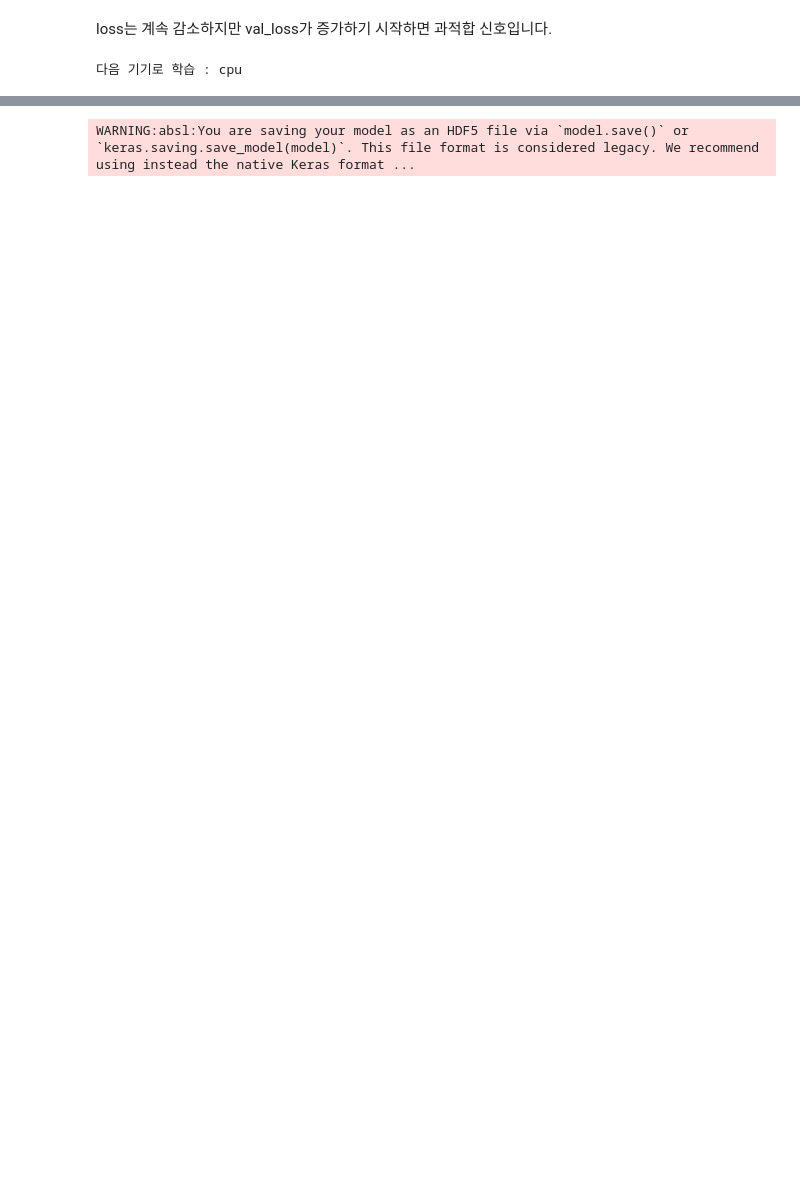
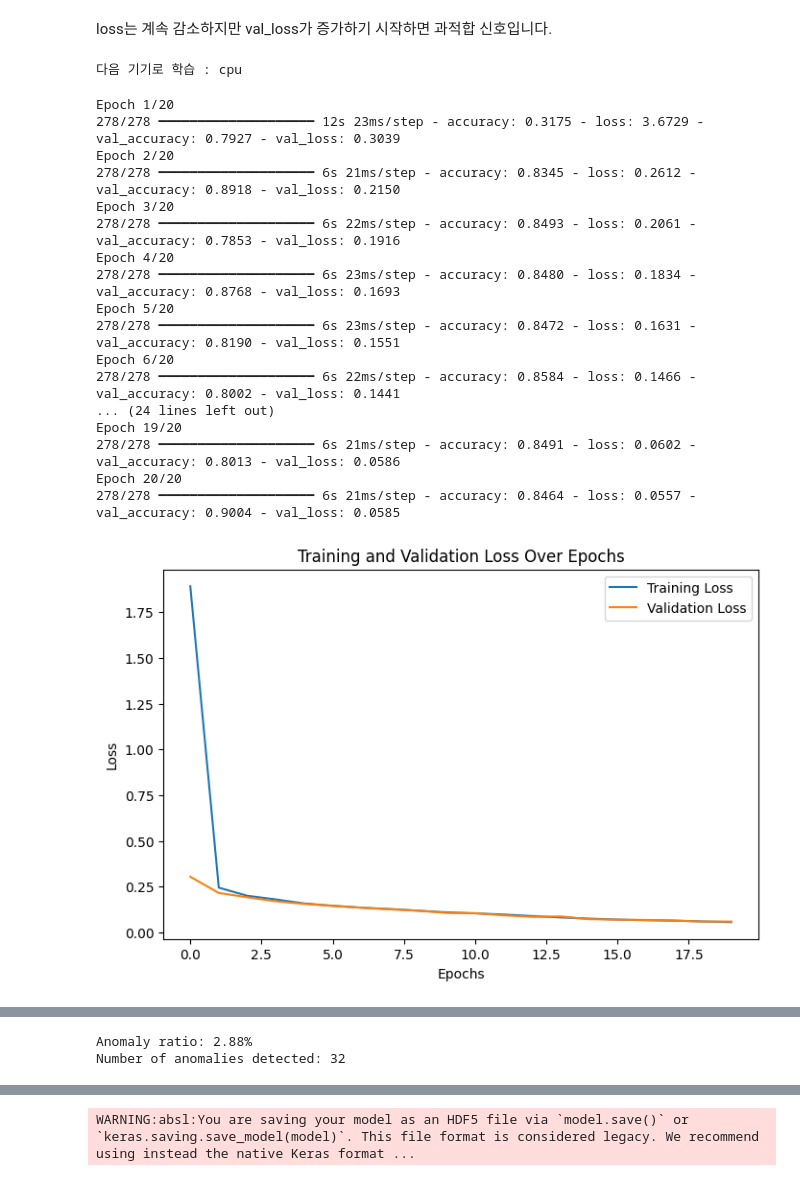
Before and after one commit to lenoau/AI_Project, a Jupyter notebook: Deep_Learning/AutoEncoder.ipynb, the cells around one changed output, grey strips where cells are left out. Drawn from its saved outputs; the diff is of its cells as text; code cells hidden in the pictures; blank space fills up the shorter version.

```diff
--- a/Deep_Learning/AutoEncoder.ipynb
+++ b/Deep_Learning/AutoEncoder.ipynb
@@ -55,10 +85,15 @@ def create_sequences(df, seq_length):
         for i in range(len(group_data) - seq_length + 1):
             sequences.append(group_data[i:i + seq_length])
     return np.array(sequences)
-# %%
-# 5. 데이터 정규화
-def normalize_data(sequences):
-    scaler = StandardScaler()
-    for feature_idx in range(sequences.shape[2]):
-        sequences[:, :, feature_idx] = scaler.fit_transform(sequences[:, :, feature_idx])
-    return sequences
+# %%
+# 데이터 로드
+df = load_data(file_path)
+
+# 시간 데이터 처리
+df = process_time_data(df)
+
+# 카테고리형 데이터 인코딩
+df = encode_categorical_data(df)
+
+# 변환된 데이터 확인
+display(df.head(15))
@@ -65,3 +118,27 @@ def normalize_data(sequences):
+# %%
+# 5. 데이터 정규화
+def normalize_data(sequences):
+    # MinMaxScaler를 사용할 열들 (시간 차이 관련 변수)
+    minmax_scaler = MinMaxScaler()
+    minmax_indices = [0, 1, 2, 3]  # time_diff, time_diff_minutes, time_diff_hours, time_diff_days
+
+    # StandardScaler를 사용할 열들 (주기적 시간 변수)
+    standard_scaler = StandardScaler()
+    standard_indices = [4, 5, 6, 7, 8, 9]  # hour_sin, hour_cos, month_sin, month_cos, day_sin, day_cos
+
+    # MinMaxScaler 적용
+    sequences[:, :, minmax_indices] = minmax_scaler.fit_transform(
+        sequences[:, :, minmax_indices].reshape(-1, len(minmax_indices))
+    ).reshape(sequences.shape[0], sequences.shape[1], len(minmax_indices))
+
+    # StandardScaler 적용
+    sequences[:, :, standard_indices] = standard_scaler.fit_transform(
+        sequences[:, :, standard_indices].reshape(-1, len(standard_indices))
+    ).reshape(sequences.shape[0], sequences.shape[1], len(standard_indices))
+
+    # hub_type_encoded, event_type_encoded 등 범주형 변수는 정규화 제외
+
+    return sequences
 # %%
 # 6. 데이터 분할
 def split_data(sequences, train_ratio=0.8, val_ratio=0.1, test_ratio=0.1):
@@ -171,31 +247,50 @@ print(f'다음 기기로 학습 : {device}')
 seq_length = 10
 X_train, X_val, X_test = preprocess_pipeline(file_path, seq_length)
 
 # Autoencoder 생성 및 학습
 feature_dim = X_train.shape[2]
 autoencoder = build_autoencoder(seq_length, feature_dim)
 autoencoder.compile(optimizer='adam', loss='mse', metrics=['accuracy'])
 history = autoencoder.fit(X_train, X_train, validation_data=(X_val, X_val), epochs=20, batch_size=32, shuffle=True)
 
 # 학습 과정 시각화 추가
 def plot_training_history(history):
     plt.figure(figsize=(8, 5))
     plt.plot(history.history['loss'], label='Training Loss')
     plt.plot(history.history['val_loss'], label='Validation Loss')
     plt.title("Training and Validation Loss Over Epochs")
     plt.xlabel("Epochs")
     plt.ylabel("Loss")
     plt.legend()
     plt.show()
 
 plot_training_history(history)
 
 # 테스트 데이터 평가 및 결과 분석
 reconstructed = autoencoder.predict(X_test)
 visualize_reconstruction(X_test, reconstructed)
 reconstruction_errors = plot_reconstruction_error(X_test, reconstructed)
 
 # 이상치 탐지
-threshold = np.mean(reconstruction_errors) + 2 * np.std(reconstruction_errors)
+threshold = np.mean(reconstruction_errors) + 3 * np.std(reconstruction_errors)
 anomalies = detect_anomalies(reconstruction_errors, threshold)
 visualize_anomalies(X_test, reconstructed, anomalies)
+# %% [output]
+Epoch 1/20
+278/278 ━━━━━━━━━━━━━━━━━━━━ 12s 23ms/step - accuracy: 0.3175 - loss: 3.6729 - val_accuracy: 0.7927 - val_loss: 0.3039
+Epoch 2/20
+278/278 ━━━━━━━━━━━━━━━━━━━━ 6s 21ms/step - accuracy: 0.8345 - loss: 0.2612 - val_accuracy: 0.8918 - val_loss: 0.2150
+Epoch 3/20
+278/278 ━━━━━━━━━━━━━━━━━━━━ 6s 22ms/step - accuracy: 0.8493 - loss: 0.2061 - val_accuracy: 0.7853 - val_loss: 0.1916
+Epoch 4/20
+278/278 ━━━━━━━━━━━━━━━━━━━━ 6s 23ms/step - accuracy: 0.8480 - loss: 0.1834 - val_accuracy: 0.8768 - val_loss: 0.1693
+Epoch 5/20
+278/278 ━━━━━━━━━━━━━━━━━━━━ 6s 23ms/step - accuracy: 0.8472 - loss: 0.1631 - val_accuracy: 0.8190 - val_loss: 0.1551
+Epoch 6/20
+278/278 ━━━━━━━━━━━━━━━━━━━━ 6s 22ms/step - accuracy: 0.8584 - loss: 0.1466 - val_accuracy: 0.8002 - val_loss: 0.1441
+... (24 lines left out)
+Epoch 19/20
+278/278 ━━━━━━━━━━━━━━━━━━━━ 6s 21ms/step - accuracy: 0.8491 - loss: 0.0602 - val_accuracy: 0.8013 - val_loss: 0.0586
+Epoch 20/20
+278/278 ━━━━━━━━━━━━━━━━━━━━ 6s 21ms/step - accuracy: 0.8464 - loss: 0.0557 - val_accuracy: 0.9004 - val_loss: 0.0585
+[figure, added]
@@ -201,0 +300,2 @@ visualize_anomalies(X_test, reconstructed, anomalies)
+Anomaly ratio: 2.88%
+Number of anomalies detected: 32
```
Also changed, not shown: parts of 6 cells of this notebook, 3 other files.
